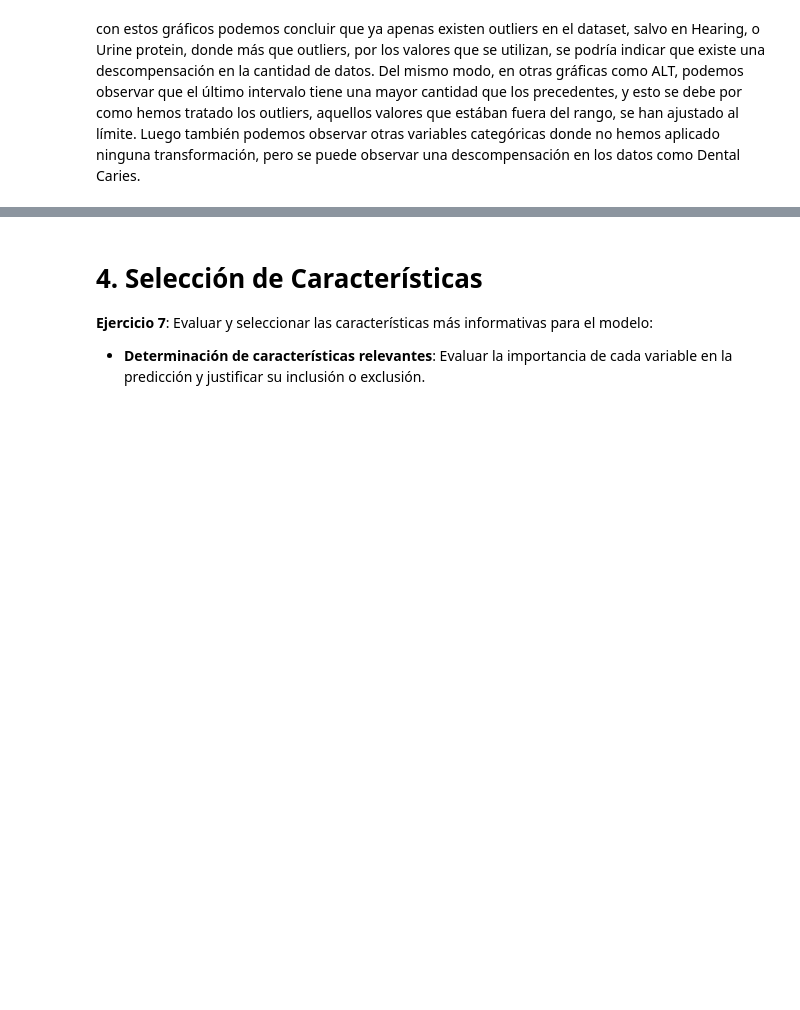
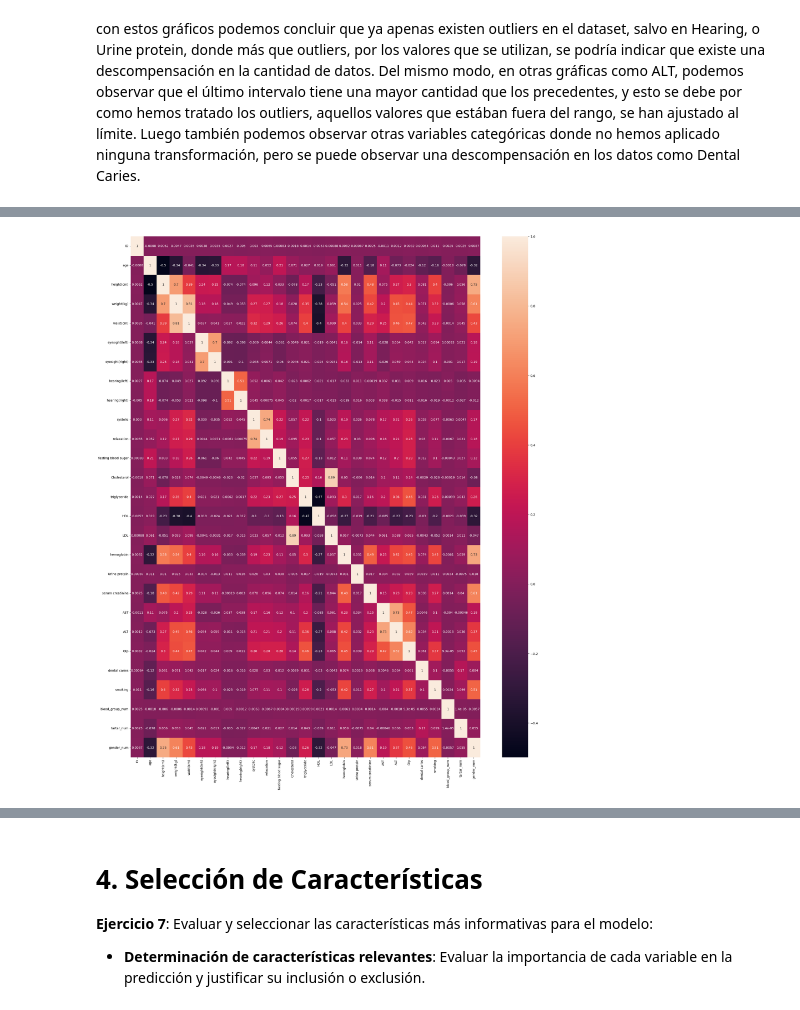
Before and after one commit to Carlosbil/AI-techniques-classification, a Jupyter notebook: clasificacion_fumadores.ipynb, the cells around one changed output, grey strips where cells are left out. Drawn from its saved outputs; the diff is of its cells as text; code cells hidden in the pictures; blank space fills up the shorter version.

```diff
--- a/clasificacion_fumadores.ipynb
+++ b/clasificacion_fumadores.ipynb
@@ -438,0 +473,7 @@ ValueError: could not convert string to float: 'F'
+# %%
+# correlación de spearman
+plt.figure(figsize = (25,30))
+sns.heatmap(df.corr(method='spearman'), annot =True)
+plt.savefig('Pearson.png')
+# %% [output]
+[figure, added]
```
Also changed, not shown: parts of 45 cells of this notebook.
